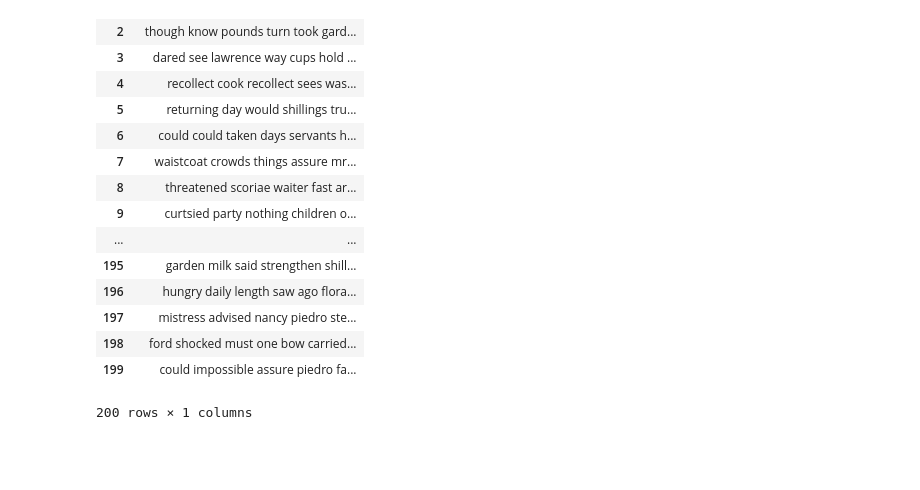
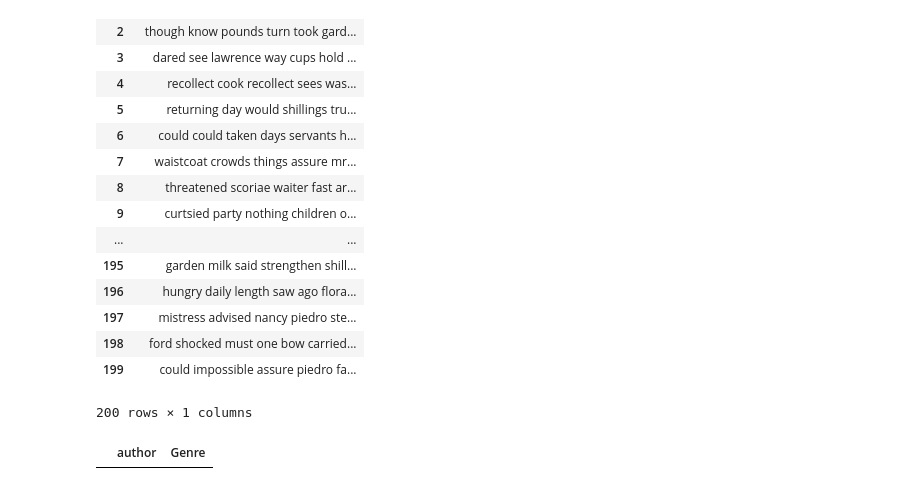
Before and after one commit to rashinagpal/NLP-Guttenberg-Classification, a Jupyter notebook: Classification.ipynb, the cells around one changed output. Saved outputs shown, nothing was run; the diff lists cells and outputs as text; code cells hidden in the pictures; blank space fills up the shorter version.

```diff
--- a/Classification.ipynb
+++ b/Classification.ipynb
@@ -184,0 +187,4 @@ f
+# %%
+c
+# %% [output]
+|  | author | Genre |
```
Also changed, not shown: parts of 7 cells of this notebook.
